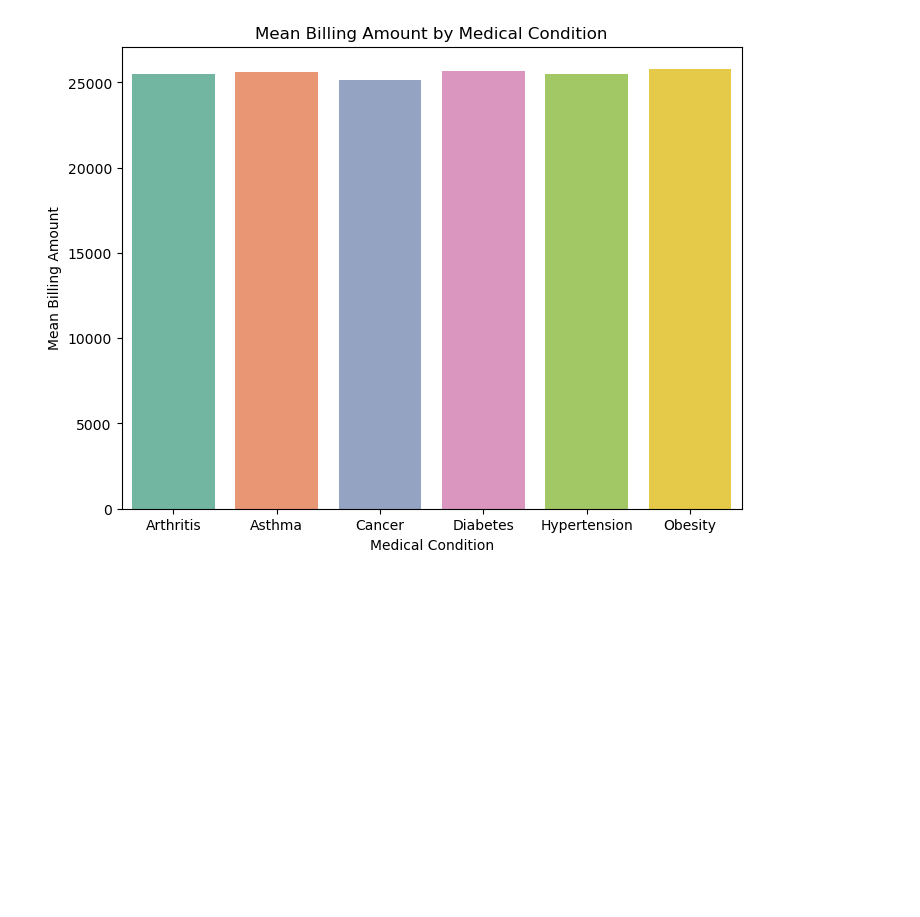
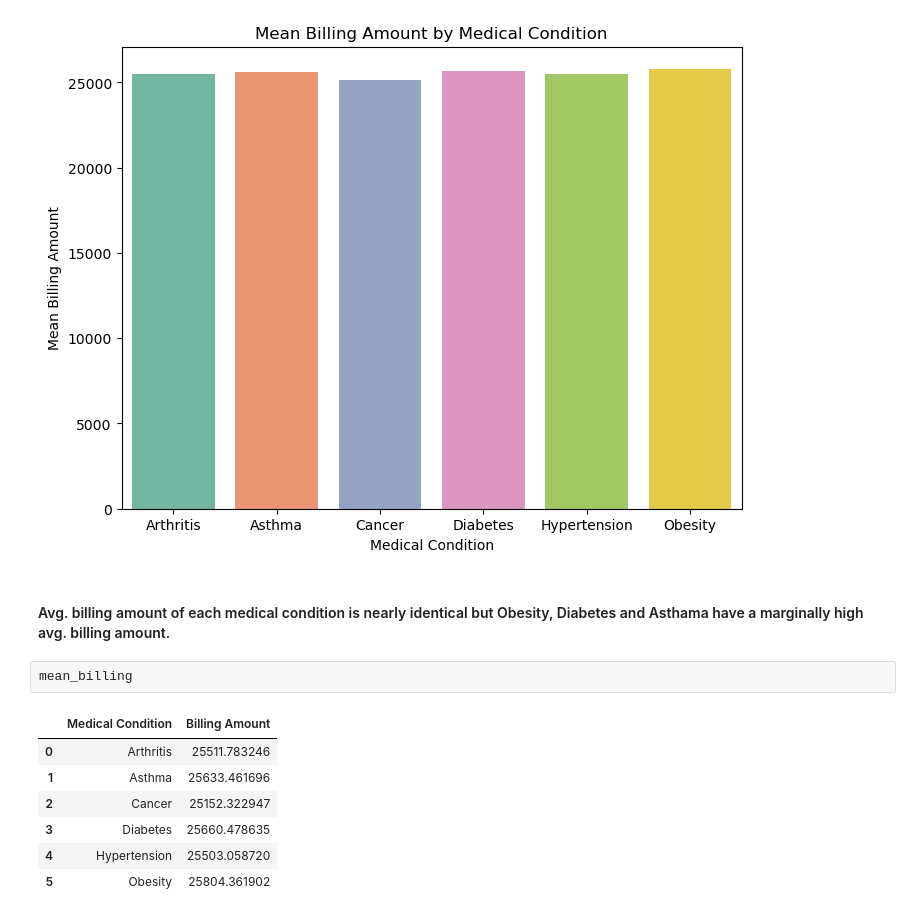
Before and after one commit to dipeshlohchab/DataSphere-DataHack, a Jupyter notebook: DataHack.ipynb, the cells around one changed output. Cells and saved outputs as stored; diff of their text form; blank space fills up the shorter version.

```diff
--- a/DataHack.ipynb
+++ b/DataHack.ipynb
@@ -329,3 +331,15 @@ plt.show()
 # %% [output]
 Passing `palette` without assigning `hue` is deprecated and will be removed in v0.14.0. Assign the `x` variable to `hue` and set `legend=False` for the same effect.
 [figure]
+# %% [markdown]
+#### Avg. billing amount of each medical condition is nearly identical but Obesity, Diabetes and Asthama have a marginally high avg. billing amount.
+# %%
+mean_billing
+# %% [output]
+|  | Medical Condition | Billing Amount |
+| 0 | Arthritis | 25511.783246 |
+| 1 | Asthma | 25633.461696 |
+| 2 | Cancer | 25152.322947 |
+| 3 | Diabetes | 25660.478635 |
+| 4 | Hypertension | 25503.058720 |
+| 5 | Obesity | 25804.361902 |
```
Also changed, not shown: parts of 2 cells of this notebook.
